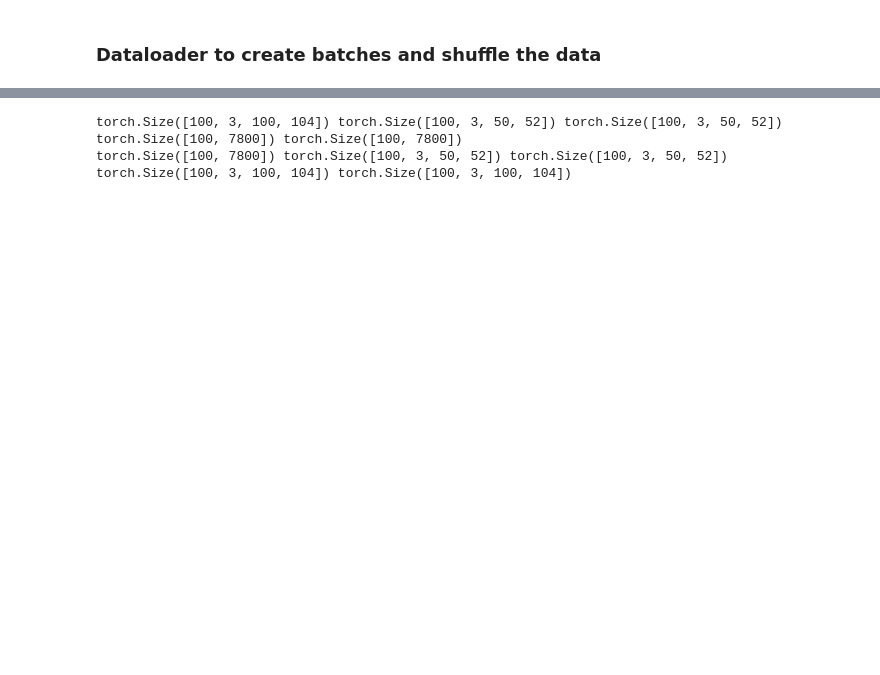
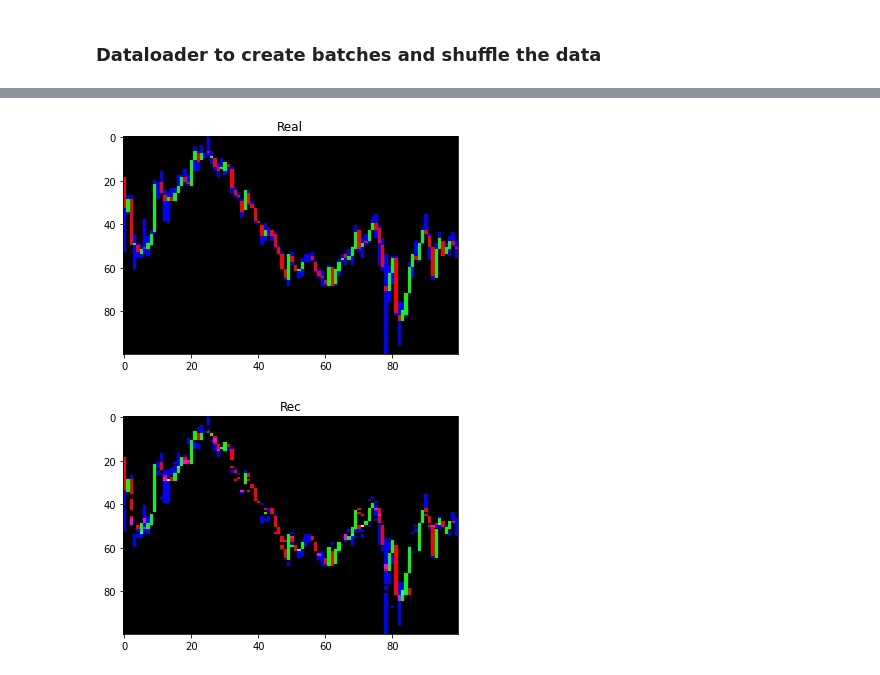
Before and after one commit to samuel-renaud/stock_pattern_AI, a Jupyter notebook: candle_vae.ipynb, the cells around one changed output, grey strips where cells are left out. Saved outputs shown, nothing was run; the diff lists cells and outputs as text; code cells hidden in the pictures; blank space fills up the shorter version.

```diff
--- a/candle_vae.ipynb
+++ b/candle_vae.ipynb
@@ -119,35 +128,15 @@ for i in range(1):
 # %%
 np.save('test.npy',np.round(torch.sigmoid(output[0,:,:,:].to('cpu').detach())))
 np.save('test_real.npy',np.round(torch.sigmoid(images[0,:,:,:].to('cpu').detach())))
-# %%
-flatten = torch.nn.Flatten()
-a = torch.nn.Conv2d(3,3,kernel_size=(1,1),stride=(1,1))
-b = torch.nn.Conv2d(3,3,kernel_size=(2,2), stride=(2,2))
-c = torch.nn.Conv2d(3,3,kernel_size=(1,1), stride=(1,1))
-d = torch.nn.Linear(in_features=3*50*52, out_features=3*50*52)
-
-out_0 = a(dataset)
-#print(out_0.shape)
-out_1 = b(out_0)
-#print(out_1.shape)
-out_2 = c(out_1)
-#print(out_2.shape)
-flat_out_2 = flatten(out_2)
-#print(flat_out_2.shape)
-out_3 = d(flat_out_2)
-print(out_0.shape, out_1.shape, out_2.shape, flat_out_2.shape, out_3.shape)
-
-e = torch.nn.Linear(in_features=3*50*52, out_features=3*50*52)
-f = torch.nn.ConvTranspose2d(3,3,kernel_size=(1,1), stride=(1,1))
-g = torch.nn.ConvTranspose2d(3,3,kernel_size=(2,2), stride=(2,2))
-h = torch.nn.ConvTranspose2d(3,3,kernel_size=(1,1),stride=(1,1))
-
-up_0 = e(out_3)
-up_0 = torch.reshape(up_0,(-1,3,50,52))
-up_1 = f(up_0)
-up_2 = g(up_1)
-up_3 = h(up_2)
-print(out_3.shape, up_0.shape, up_1.shape, up_2.shape, up_3.shape)
-# %% [output]
-torch.Size([100, 3, 100, 104]) torch.Size([100, 3, 50, 52]) torch.Size([100, 3, 50, 52]) torch.Size([100, 7800]) torch.Size([100, 7800])
-torch.Size([100, 7800]) torch.Size([100, 3, 50, 52]) torch.Size([100, 3, 50, 52]) torch.Size([100, 3, 100, 104]) torch.Size([100, 3, 100, 104])
+# %%
+
+plt.title("Real")
+plt.imshow(np.load('test_real.npy').transpose((1,2,0)), interpolation='none', aspect='auto')
+plt.show()
+
+plt.title("Rec")
+plt.imshow(np.load('test.npy').transpose((1,2,0)), interpolation='none', aspect='auto')
+plt.show()
+# %% [output]
+[figure, added]
+[figure, added]
```
Also changed, not shown: parts of 16 cells of this notebook, 3 other files.
